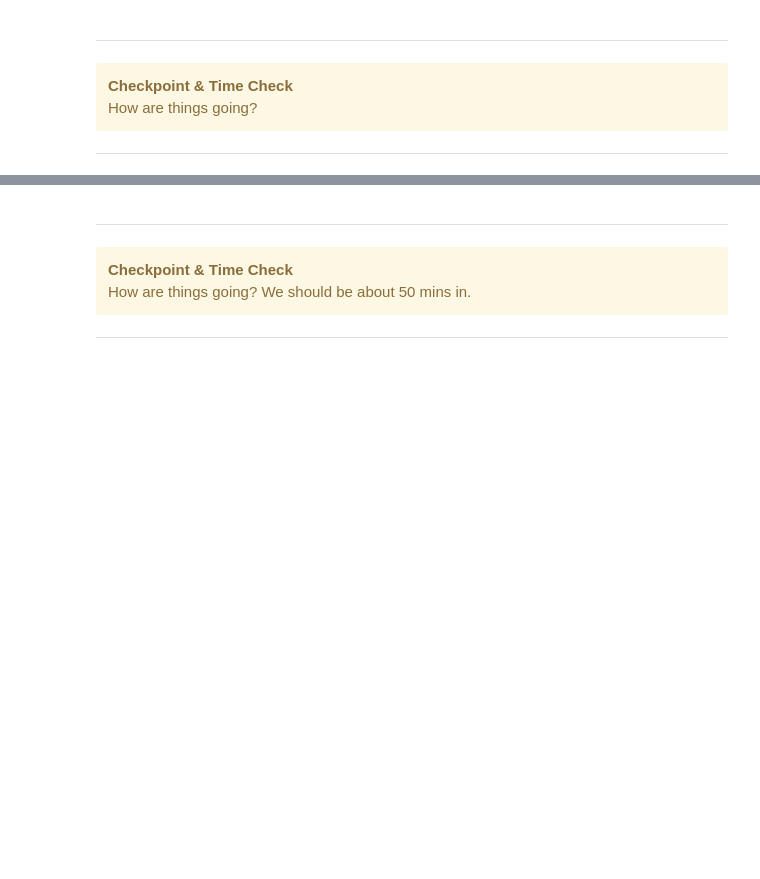
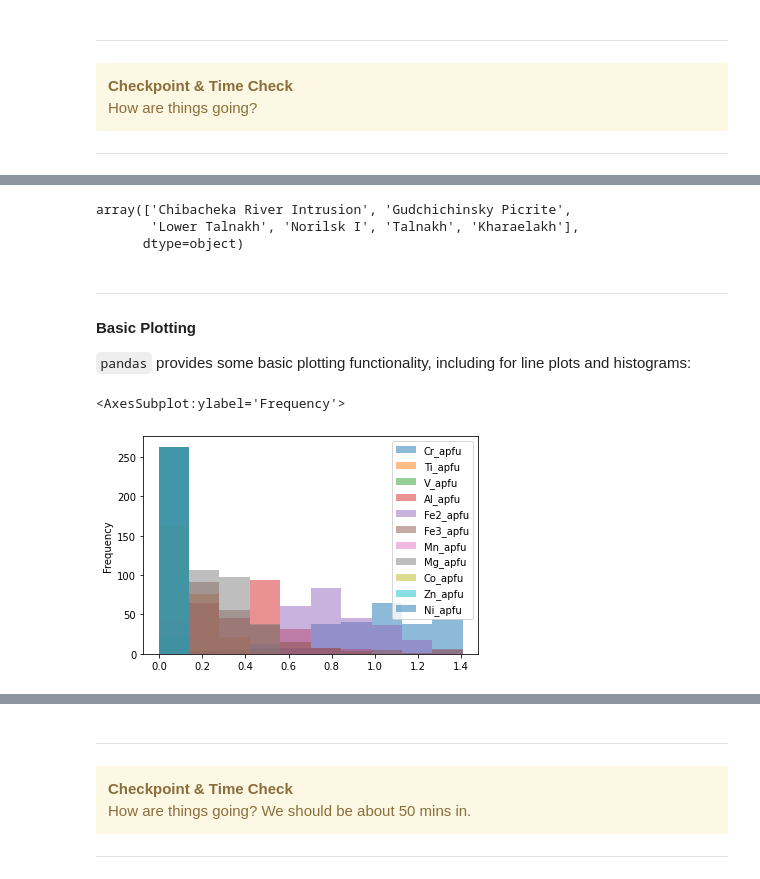
Before and after one commit to morganjwilliams/202103-MQ-pyrolite-workshop, a Jupyter notebook: notebooks/01_jupyter_python.ipynb, the cells around one changed output, grey strips where cells are left out. Saved outputs shown, nothing was run; the diff lists cells and outputs as text; code cells hidden in the pictures; blank space fills up the shorter version.

Commit message:
Add spinel data, update intro notebook

```diff
--- a/notebooks/01_jupyter_python.ipynb
+++ b/notebooks/01_jupyter_python.ipynb
@@ -191,0 +275,3 @@ help(add_one_and_square)
+# %%
+df = pd.read_csv("../data/Norilsk_spinel_major_chemistry.csv")
+df.head(2)
@@ -191,0 +382,17 @@ help(add_one_and_square)
+# %%
+df.Site.unique()
+# %% [output]
+array(['Chibacheka River Intrusion', 'Gudchichinsky Picrite',
+       'Lower Talnakh', 'Norilsk I', 'Talnakh', 'Kharaelakh'],
+      dtype=object)
+# %% [markdown]
+---
+
+#### Basic Plotting
+
+`pandas` provides some basic plotting functionality, including for line plots and histograms:
+# %%
+df.loc[df.Mineral == 'spinel', [c for c in df.columns if 'apfu' in c]].dropna(how='any').plot.hist(alpha=0.5)
+# %% [output]
+<AxesSubplot:ylabel='Frequency'>
+[figure, added]
```
Also changed, not shown: parts of 45 cells of this notebook, 1 other file.
